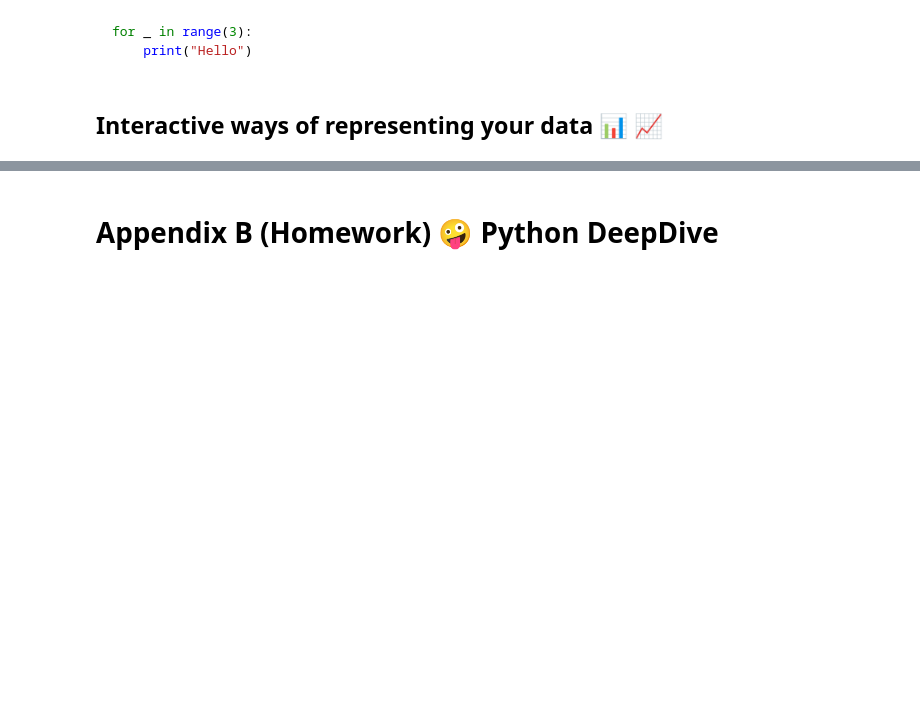
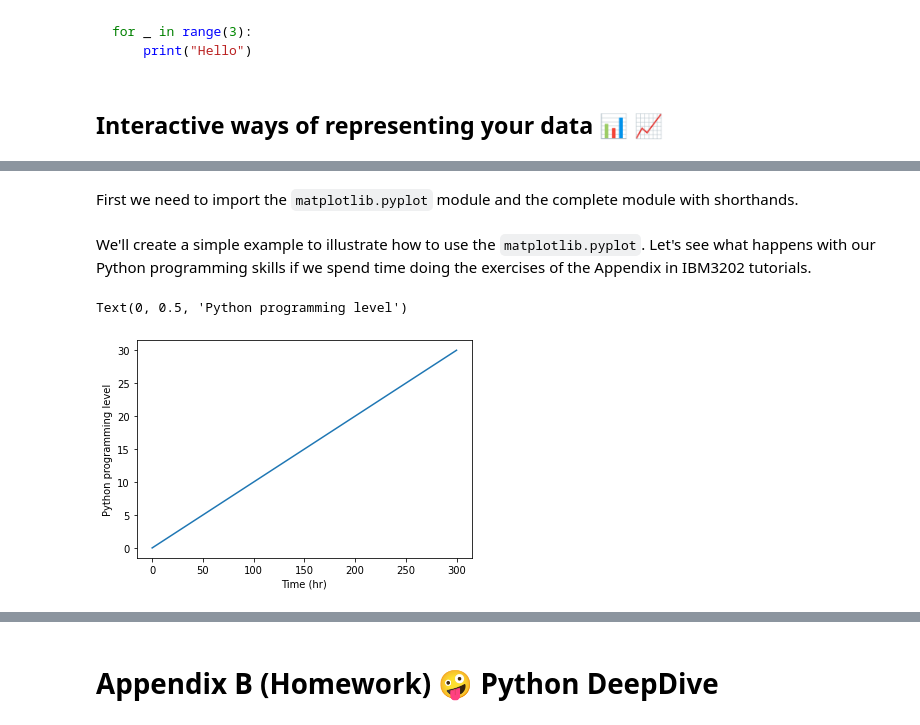
Before and after one commit to pb3lab/ibm3202, a Jupyter notebook: tutorials/lab01_intro.ipynb, the cells around one changed output, grey strips where cells are left out. Drawn from its saved outputs; the diff is of its cells as text; code cells hidden in the pictures; blank space fills up the shorter version.

```diff
--- a/tutorials/lab01_intro.ipynb
+++ b/tutorials/lab01_intro.ipynb
@@ -879,0 +882,2 @@ for _ in range(3):
+# %% [markdown]
+First we need to import the `matplotlib.pyplot` module and the complete module with shorthands.
@@ -879,0 +887,13 @@ for _ in range(3):
+# %% [markdown]
+We'll create a simple example to illustrate how to use the `matplotlib.pyplot`. Let's see what happens with our Python programming skills if we spend time doing the exercises of the Appendix in IBM3202 tutorials.
+# %%
+# Data
+time = [0, 10, 20, 300]
+python_level = [0, 1, 2, 30]
+
+plt.plot(time, python_level)
+plt.xlabel('Time (hr)')
+plt.ylabel('Python programming level')
+# %% [output]
+Text(0, 0.5, 'Python programming level')
+[figure, added]
```
Also changed, not shown: parts of 14 cells of this notebook.
